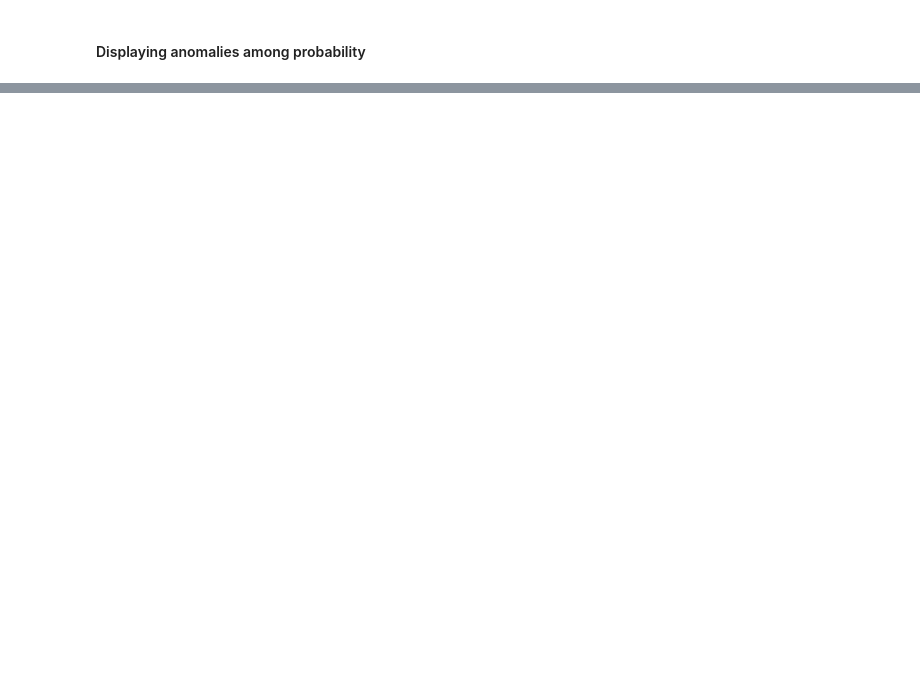
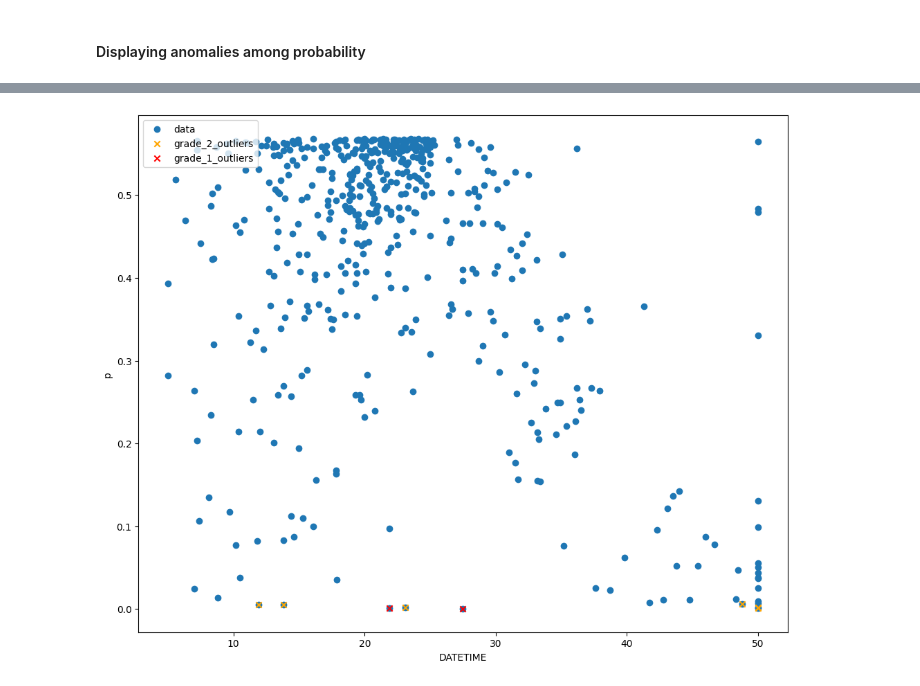
Before and after one commit to jaypbazar/Problem-Set-7, a Jupyter notebook: PS4_Bazar_BSCS2A.ipynb, the cells around one changed output, grey strips where cells are left out. Drawn from its saved outputs; the diff is of its cells as text; code cells hidden in the pictures; blank space fills up the shorter version.

```diff
--- a/PS4_Bazar_BSCS2A.ipynb
+++ b/PS4_Bazar_BSCS2A.ipynb
@@ -225,0 +249,4 @@ plt.show()
+# %%
+kmeans = KMeans(n_clusters=k_cluster, n_init='auto', random_state=42).fit(p.reshape(-1,1))
+
+print(kmeans)
@@ -225,0 +330,8 @@ plt.show()
+# %%
+centroids = kmeans.cluster_centers_
+centroids.T.sort()
+# %%
+predictions1 = (p <=  centroids[0])
+anomalygserious=X[predictions1==True]
+anomaly_indexg=list(anomalyg.index)
+anomalyg.to_numpy()
@@ -225,0 +344,5 @@ plt.show()
+# %%
+predictions2 = ((p<= centroids[1] ) & (p>centroids[0]))
+anomalyg=X[predictions2==True]
+anomaly_indexg=list(anomalyg.index)
+anomalyg.to_numpy()
@@ -225,0 +381,25 @@ plt.show()
+# %%
+X1 = list(data.iloc[:,13])
+Yp = list(p)
+tt=data.iloc[:,13]
+tt.to_numpy()
+anomalygx=tt[predictions1==True]
+Xanoserious=list(anomalygx)
+Ypanoserious=p[predictions1==True]
+anomalygx=tt[predictions2==True]
+Xano=list(anomalygx)
+Ypano=p[predictions2==True]
+fig=plt.figure(figsize=(10,8))
+
+plot=plt.scatter(X1, Yp,label="data")
+plot=plt.scatter(Xano,Ypano, marker='x', color='orange',label="grade_2_outliers")
+plot=plt.scatter(Xanoserious,Ypanoserious, marker='x', color='red',label="grade_1_outliers")
+
+plt.tight_layout()
+plt.xlabel("DATETIME")
+plt.ylabel("p")
+plt.legend(loc='upper left')
+# Display
+plt.show()
+# %% [output]
+[figure, added]
```
Also changed, not shown: parts of 14 cells of this notebook.
